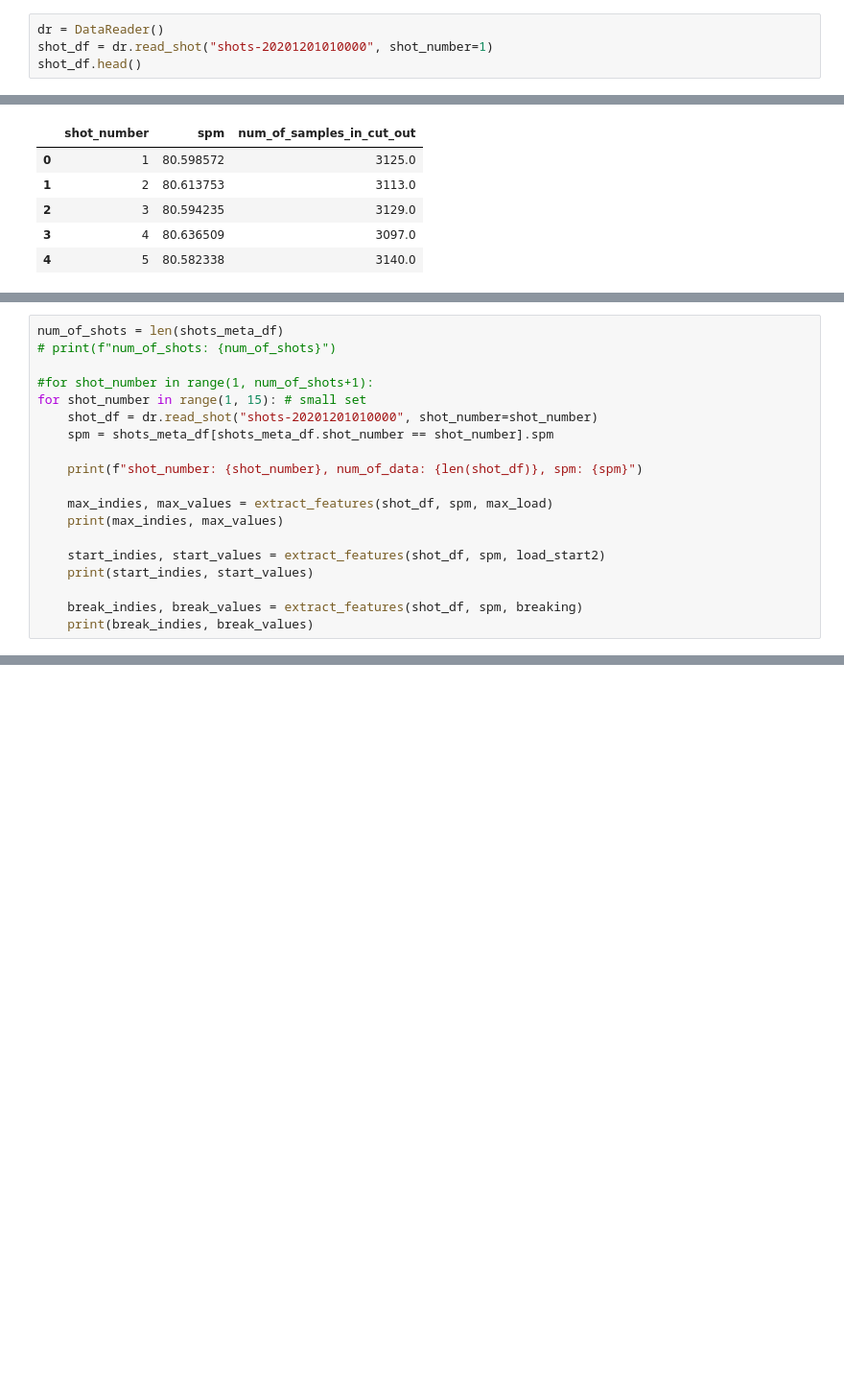
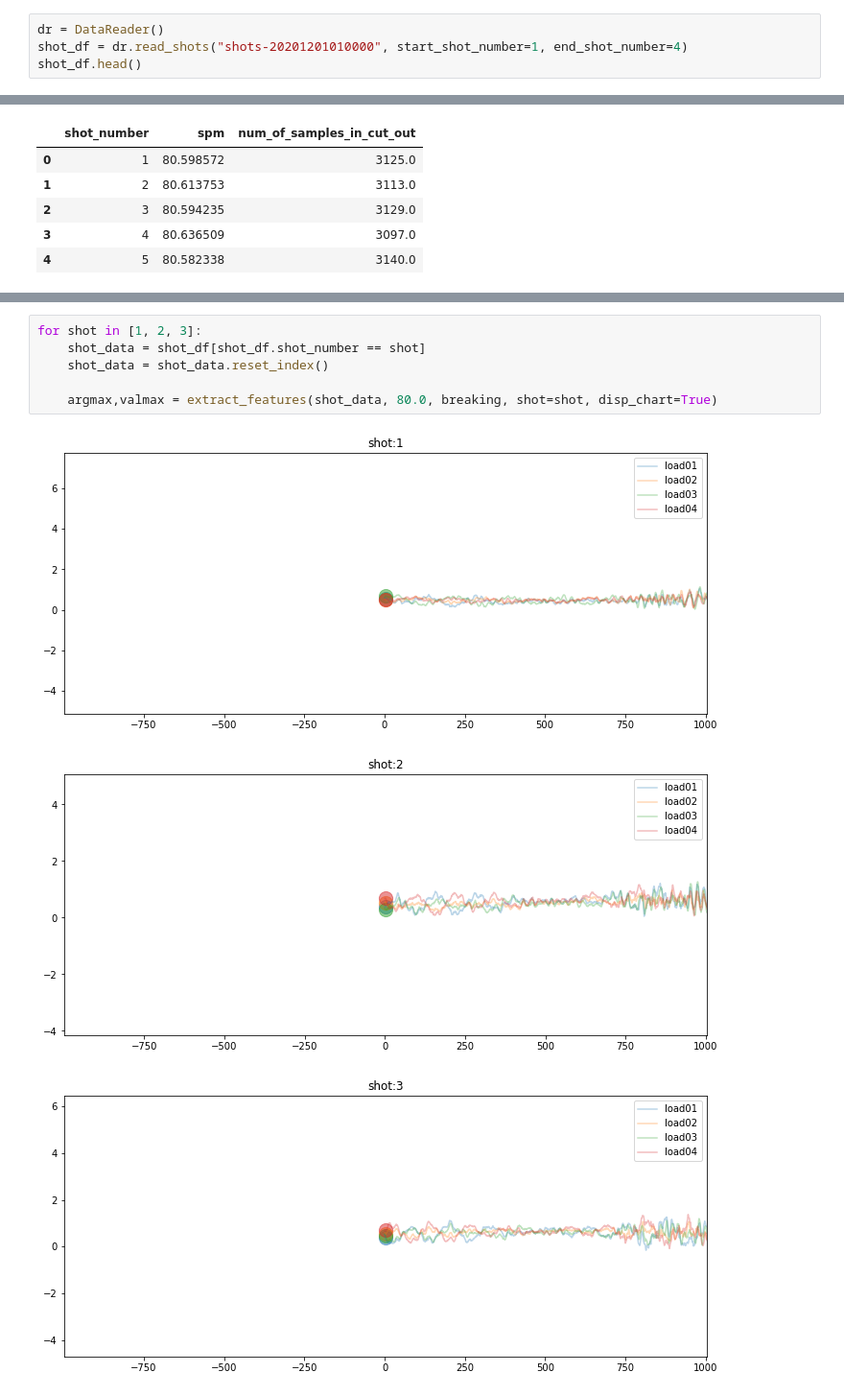
Before and after one commit to ymiyamoto5/data-analysis-platform-bak, a Jupyter notebook: notebooks/analyze.ipynb, the cells around one changed output, grey strips where cells are left out. Shown: that part at 96% size. Cells and saved outputs as stored; diff of their text form; blank space fills up the shorter version.

```diff
--- a/notebooks/analyze.ipynb
+++ b/notebooks/analyze.ipynb
@@ -5,7 +5,7 @@ sys.path.append(os.path.join(os.getcwd(), '../src/'))
 from data_reader.data_reader import DataReader
 # %%
 dr = DataReader()
-shot_df = dr.read_shot("shots-20201201010000", shot_number=1)
+shot_df = dr.read_shots("shots-20201201010000", start_shot_number=1, end_shot_number=4)
 shot_df.head()
 # %% [output]
 |  | timestamp | sequential_number | sequential_number_by_shot | displacement | load01 | load02 | load03 | load04 | ... |
@@ -45,19 +40,0 @@ print(break_indies, break_values)
-# %%
-num_of_shots = len(shots_meta_df)
-# print(f"num_of_shots: {num_of_shots}")
-
-#for shot_number in range(1, num_of_shots+1):
-for shot_number in range(1, 15): # small set
-    shot_df = dr.read_shot("shots-20201201010000", shot_number=shot_number)
-    spm = shots_meta_df[shots_meta_df.shot_number == shot_number].spm
-
-    print(f"shot_number: {shot_number}, num_of_data: {len(shot_df)}, spm: {spm}")
-
-    max_indies, max_values = extract_features(shot_df, spm, max_load)
-    print(max_indies, max_values)
-
-    start_indies, start_values = extract_features(shot_df, spm, load_start2)
-    print(start_indies, start_values)
-
-    break_indies, break_values = extract_features(shot_df, spm, breaking)
-    print(break_indies, break_values)
@@ -81,0 +62,10 @@ Name: spm, dtype: float64
+# %%
+for shot in [1, 2, 3]:
+    shot_data = shot_df[shot_df.shot_number == shot]
+    shot_data = shot_data.reset_index()
+
+    argmax,valmax = extract_features(shot_data, 80.0, breaking, shot=shot, disp_chart=True)
+# %% [output]
+[figure, added]
+[figure, added]
+[figure, added]
```
Also changed, not shown: parts of 4 cells of this notebook, 11 other files.
